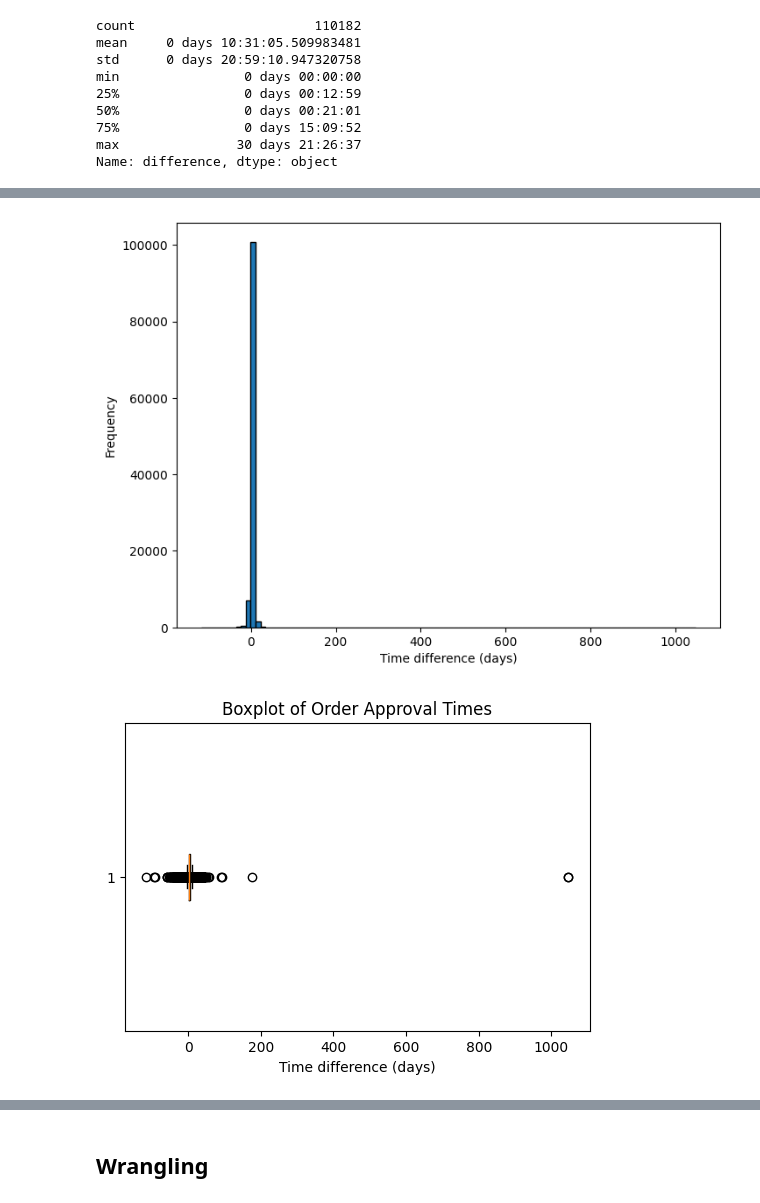
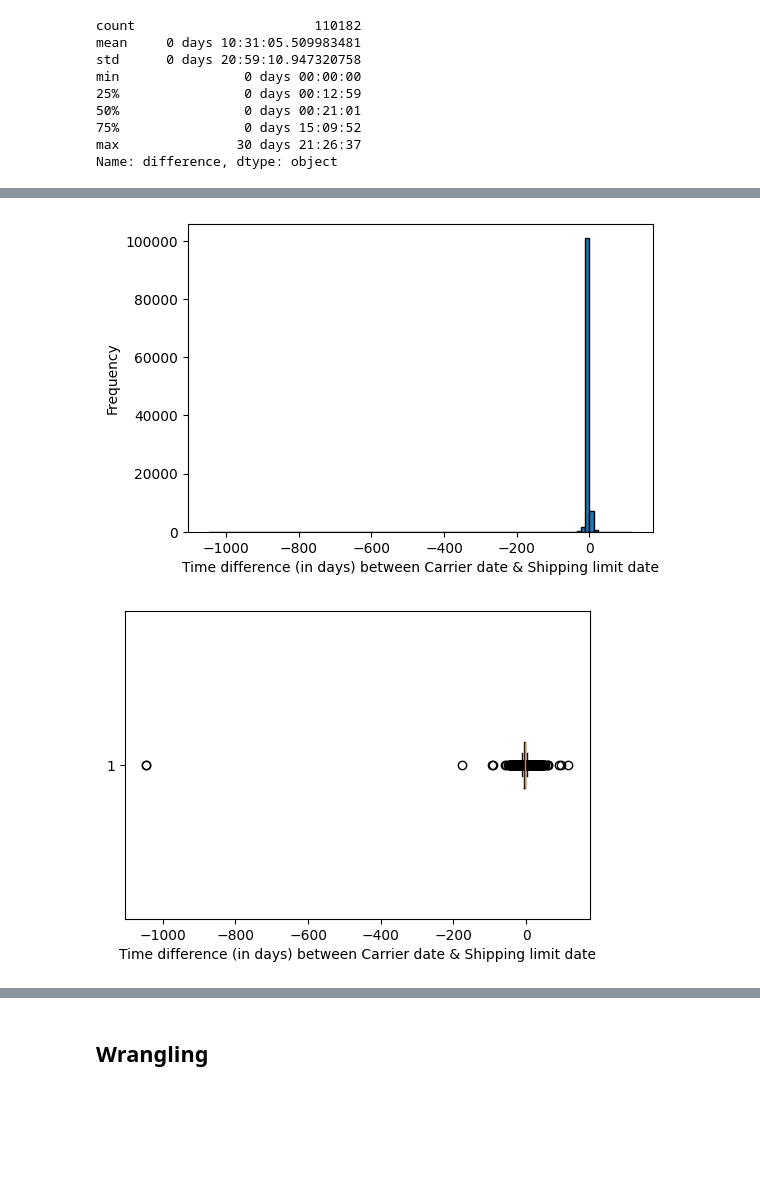
Before and after one commit to AnanyaKishore/da2402-project-ecom-analysis, a Jupyter notebook: data_analysis.ipynb, the cells around one changed output, grey strips where cells are left out. Saved outputs shown, nothing was run; the diff lists cells and outputs as text; code cells hidden in the pictures; blank space fills up the shorter version.

```diff
--- a/data_analysis.ipynb
+++ b/data_analysis.ipynb
@@ -796,6 +717,6 @@ df.to_csv("merged_info_after_drop.csv", index = False)
 # %% [markdown]
 ## Imputation
 # %%
-df = pd.read_csv("merged_info_after_drop.csv", parse_dates=["order_purchase_timestamp", "order_approved_at", "order_delivered_carrier_date", "order_delivered_customer_date",
+df = pd.read_csv("merged_info.csv", parse_dates=["order_purchase_timestamp", "order_approved_at", "order_delivered_carrier_date", "order_delivered_customer_date",
 "order_estimated_delivery_date", "shipping_limit_date"], dtype = {"order_status": "category", "customer_city":"category",
 "customer_state": "category", "order_item_id": "float32"})
@@ -816,7 +762,7 @@ min                0 days 00:00:00
 max               30 days 21:26:37
 Name: difference, dtype: object
 # %%
-median_impute = with_approved_df["difference"].describe()["50%"]
+median_impute_approved = with_approved_df["difference"].describe()["50%"]
 # %%
 with_approved_df["difference"].value_counts()
 # %% [output]
@@ -853,3 +798,4 @@ plt.show()
 # %%
-impute_indices = df.loc[(df["order_status"] == "delivered") & (df["order_approved_at"].isna()), "order_approved_at"].index
-df.loc[impute_indices, "order_approved_at"] = df.loc[impute_indices, "order_purchase_timestamp"] + median_impute
+impute_indices_approved = df.loc[(df["order_status"] == "delivered") & (df["order_approved_at"].isna())].index
+print(len(impute_indices_approved))
+df.loc[impute_indices_approved, "order_approved_at"] = df.loc[impute_indices_approved, "order_purchase_timestamp"] + median_impute_approved
@@ -856,7 +806,7 @@ df.loc[impute_indices, "order_approved_at"] = df.loc[impute_indices, "order_purc
 # %%
 with_carrier_df = df.loc[(df["order_status"] == "delivered") & ~(df["order_delivered_carrier_date"].isna()),
 ["order_approved_at", "order_delivered_carrier_date", "shipping_limit_date"]]
-with_carrier_df["shipped_diff"] = with_carrier_df["shipping_limit_date"] - with_carrier_df["order_delivered_carrier_date"]
-with_carrier_df["carr_app_diff"] = with_carrier_df["order_delivered_carrier_date"] - with_carrier_df["order_approved_at"]
+with_carrier_df["diff_carrier_limit"] =  with_carrier_df["order_delivered_carrier_date"] - with_carrier_df["shipping_limit_date"]
+with_carrier_df["diff_carrier_approved"] = with_carrier_df["order_delivered_carrier_date"] - with_carrier_df["order_approved_at"]
 with_carrier_df
 # %% [output]
@@ -917,17 +867,16 @@ shipped_diff
 Name: count, Length: 90357, dtype: int64
 # %%
-with_carrier_df["shipped_diff"] = with_carrier_df["shipped_diff"].dt.total_seconds() / 86400
-plt.figure(figsize = (8,6))
-plt.hist(with_carrier_df["shipped_diff"], bins=100, edgecolor='k')
-plt.xlabel("Time difference (days)")
+with_carrier_df["diff_carrier_limit"] = with_carrier_df["diff_carrier_limit"].dt.total_seconds() / 86400
+plt.figure(figsize = (6, 4))
+plt.hist(with_carrier_df["diff_carrier_limit"], bins=100, edgecolor='k')
+plt.xlabel("Time difference (in days) between Carrier date & Shipping limit date")
 plt.ylabel("Frequency")
 plt.show()
-plt.figure(figsize=(6,4))
-plt.boxplot(with_carrier_df["shipped_diff"], vert=False)
-plt.xlabel("Time difference (days)")
-plt.title("Boxplot of Order Approval Times")
+plt.figure(figsize=(6, 4))
+plt.boxplot(with_carrier_df["diff_carrier_limit"], vert=False)
+plt.xlabel("Time difference (in days) between Carrier date & Shipping limit date")
 plt.show()
 # %% [output]
-[figure, old version]
+[figure, new version]
-[figure, old version]
+[figure, new version]
 # %%
```
Also changed, not shown: parts of 106 cells of this notebook.
